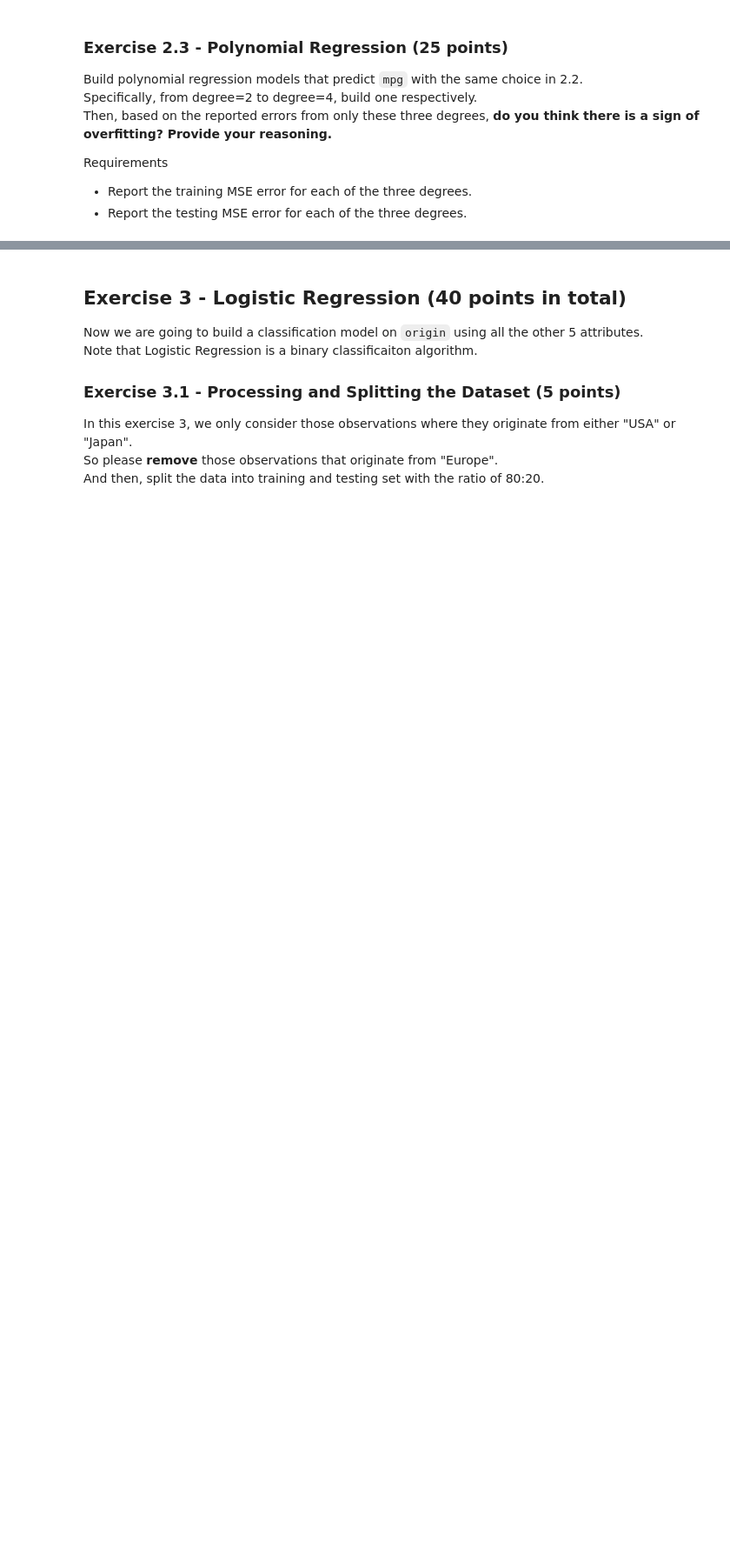
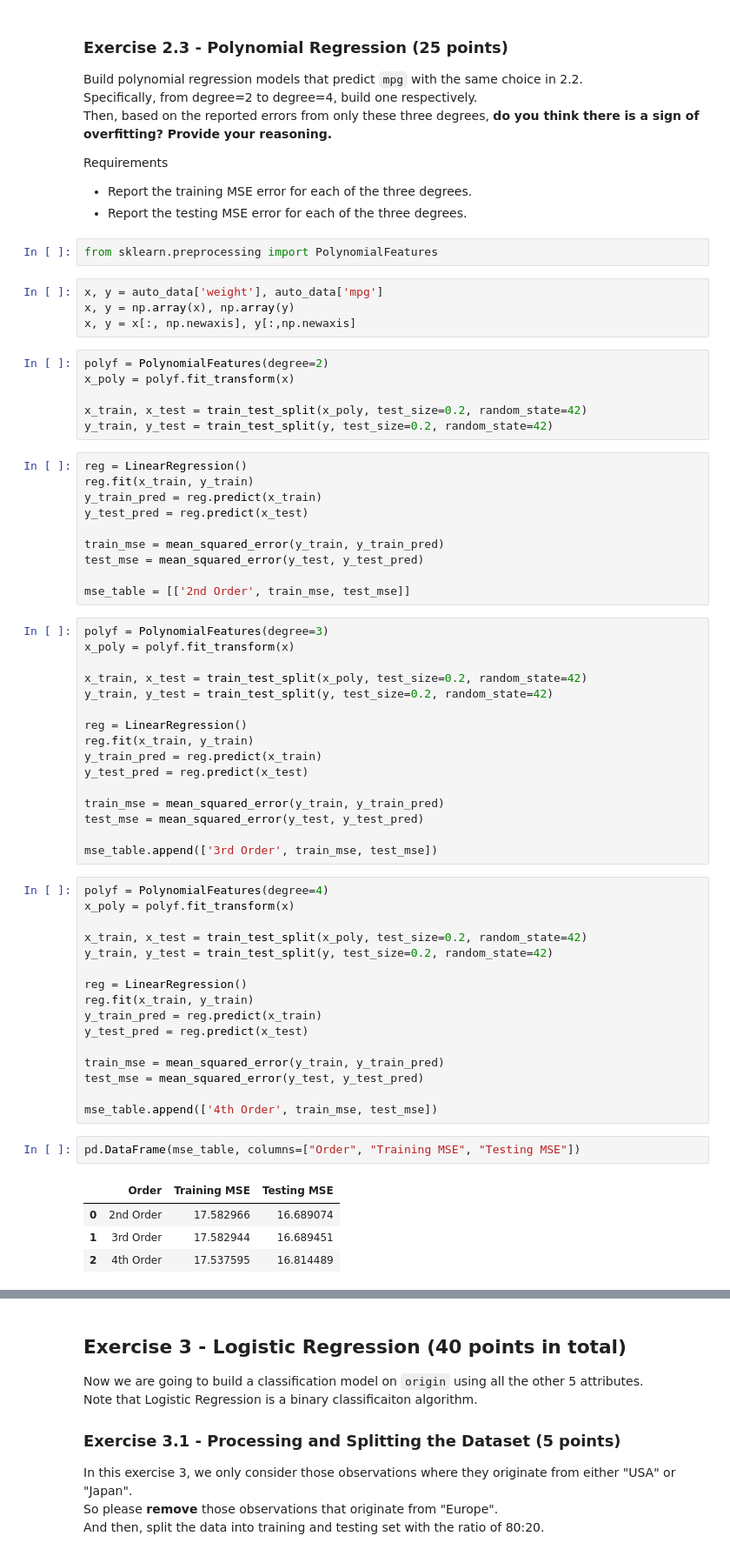
Before and after one commit to stack-dylan/intro-ml-hw, a Jupyter notebook: HW1/HW1.ipynb, the cells around one changed output, grey strips where cells are left out. Shown at 87% size. Drawn from its saved outputs; the diff is of its cells as text; blank space fills up the shorter version.

```diff
--- a/HW1/HW1.ipynb
+++ b/HW1/HW1.ipynb
@@ -116,3 +123,64 @@ Then, based on the reported errors from only these three degrees, **do you think
 Requirements
  - Report the training MSE error for each of the three degrees.
  - Report the testing MSE error for each of the three degrees.
+# %%
+from sklearn.preprocessing import PolynomialFeatures
+# %%
+x, y = auto_data['weight'], auto_data['mpg']
+x, y = np.array(x), np.array(y)
+x, y = x[:, np.newaxis], y[:,np.newaxis]
+# %%
+polyf = PolynomialFeatures(degree=2)
+x_poly = polyf.fit_transform(x)
+
+x_train, x_test = train_test_split(x_poly, test_size=0.2, random_state=42)
+y_train, y_test = train_test_split(y, test_size=0.2, random_state=42)
+# %%
+reg = LinearRegression()
+reg.fit(x_train, y_train)
+y_train_pred = reg.predict(x_train)
+y_test_pred = reg.predict(x_test)
+
+train_mse = mean_squared_error(y_train, y_train_pred)
+test_mse = mean_squared_error(y_test, y_test_pred)
+
+mse_table = [['2nd Order', train_mse, test_mse]]
+# %%
+polyf = PolynomialFeatures(degree=3)
+x_poly = polyf.fit_transform(x)
+
+x_train, x_test = train_test_split(x_poly, test_size=0.2, random_state=42)
+y_train, y_test = train_test_split(y, test_size=0.2, random_state=42)
+
+reg = LinearRegression()
+reg.fit(x_train, y_train)
+y_train_pred = reg.predict(x_train)
+y_test_pred = reg.predict(x_test)
+
+train_mse = mean_squared_error(y_train, y_train_pred)
+test_mse = mean_squared_error(y_test, y_test_pred)
+
+mse_table.append(['3rd Order', train_mse, test_mse])
+# %%
+polyf = PolynomialFeatures(degree=4)
+x_poly = polyf.fit_transform(x)
+
+x_train, x_test = train_test_split(x_poly, test_size=0.2, random_state=42)
+y_train, y_test = train_test_split(y, test_size=0.2, random_state=42)
+
+reg = LinearRegression()
+reg.fit(x_train, y_train)
+y_train_pred = reg.predict(x_train)
+y_test_pred = reg.predict(x_test)
+
+train_mse = mean_squared_error(y_train, y_train_pred)
+test_mse = mean_squared_error(y_test, y_test_pred)
+
+mse_table.append(['4th Order', train_mse, test_mse])
+# %%
+pd.DataFrame(mse_table, columns=["Order", "Training MSE", "Testing MSE"])
+# %% [output]
+|  | Order | Training MSE | Testing MSE |
+| 0 | 2nd Order | 17.582966 | 16.689074 |
+| 1 | 3rd Order | 17.582944 | 16.689451 |
+| 2 | 4th Order | 17.537595 | 16.814489 |
```
Also changed, not shown: parts of 5 cells of this notebook, 1 other file.
